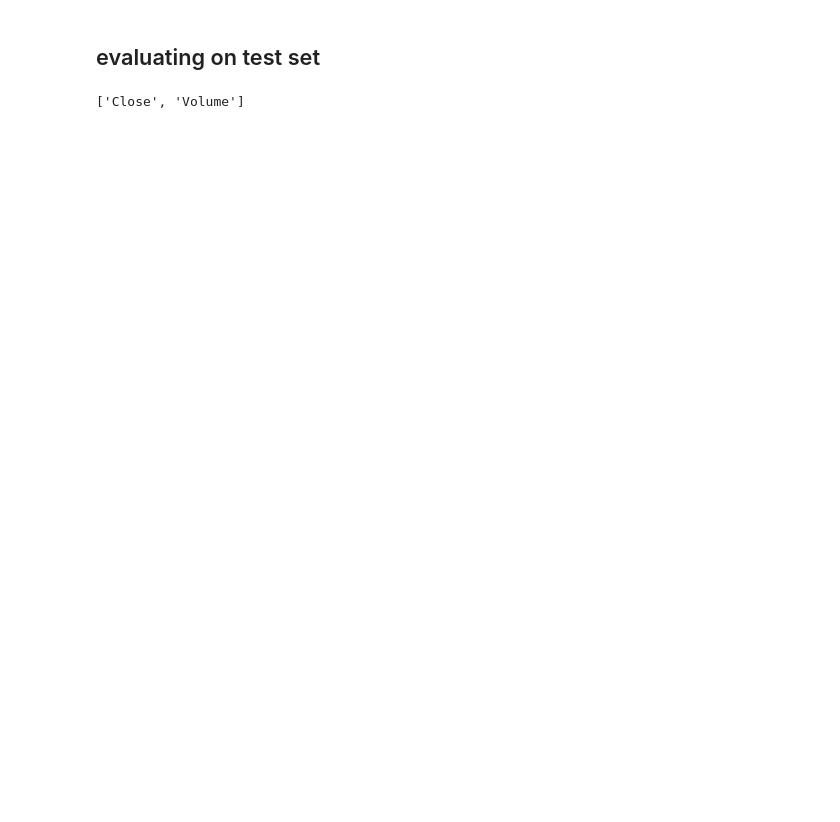
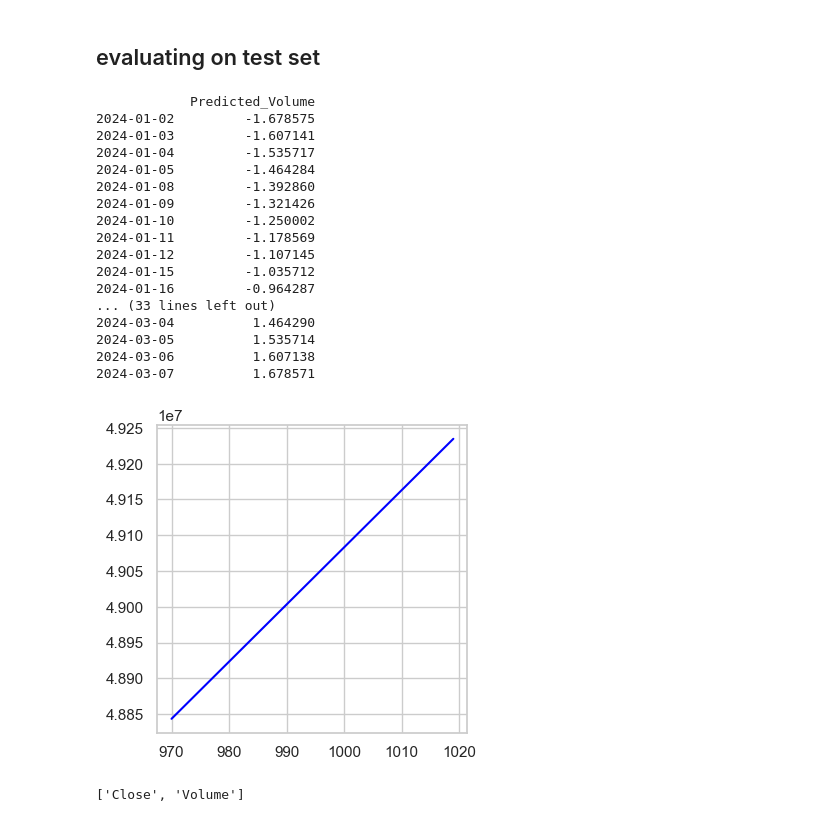
Before and after one commit to GustavLundberg1/LSTM-Neural-Network-for-Stock-Market-prediciton, a Jupyter notebook: main.ipynb, the cells around one changed output. Cells and saved outputs as stored; diff of their text form; code cells hidden in the pictures; blank space fills up the shorter version.

```diff
--- a/main.ipynb
+++ b/main.ipynb
@@ -936,5 +924,62 @@ plt.show()
 # %% [markdown]
 ## evaluating on test set
+# %%
+# Read the data and preprocess
+train_df = pd.read_csv('NVDA_train.csv')
+train_df.drop(columns=['Open', 'High', 'Low', 'Adj Close'], inplace=True)
+train_df['Date'] = pd.to_datetime(train_df['Date'])
+train_df = train_df[['Date', 'Close', 'Volume']]
+train_df.index = train_df.pop('Date')
+
+def predict_future_values(train_df, feature_columns, future_days):
+    future_df = pd.DataFrame(index=pd.bdate_range(start=train_df.index[-1], periods=future_days))
+
+    for feature_column in feature_columns:
+        split = int(len(train_df) * 0.8)
+        train_data = train_df.iloc[:split]
+
+        X_train = np.arange(len(train_data)).reshape(-1, 1)
+        y_train = train_data[feature_column].values
+
+        model = LinearRegression()
+        model.fit(X_train, y_train)
+
+        X_future = np.arange(len(train_data), len(train_data) + future_days).reshape(-1, 1)
+        y_future_pred = model.predict(X_future).astype(int)  # Convert predictions to integers
+
+        future_df[f'Predicted_{feature_column}'] = y_future_pred
+        future_df = future_df.iloc[2:] # get two rows too much
+
+        plt.figure(figsize=(4, 4))
+        plt.plot(X_future, y_future_pred, label='Train', color='blue')
+
+    return future_df
+
+future_features = ['Volume']
+future_days = 50
+future_df = predict_future_values(train_df, future_features, future_days)
+
+future_df = normalize_data(future_df)
+print(future_df)
+# %% [output]
+            Predicted_Volume
+2024-01-02         -1.678575
+2024-01-03         -1.607141
+2024-01-04         -1.535717
+2024-01-05         -1.464284
+2024-01-08         -1.392860
+2024-01-09         -1.321426
+2024-01-10         -1.250002
+2024-01-11         -1.178569
+2024-01-12         -1.107145
+2024-01-15         -1.035712
+2024-01-16         -0.964287
+... (33 lines left out)
+2024-03-04          1.464290
+2024-03-05          1.535714
+2024-03-06          1.607138
+2024-03-07          1.678571
+[figure, added]
 # %%
 print(feature_list)
 # %% [output]
```
Also changed, not shown: parts of 11 cells of this notebook, 3 other files.
